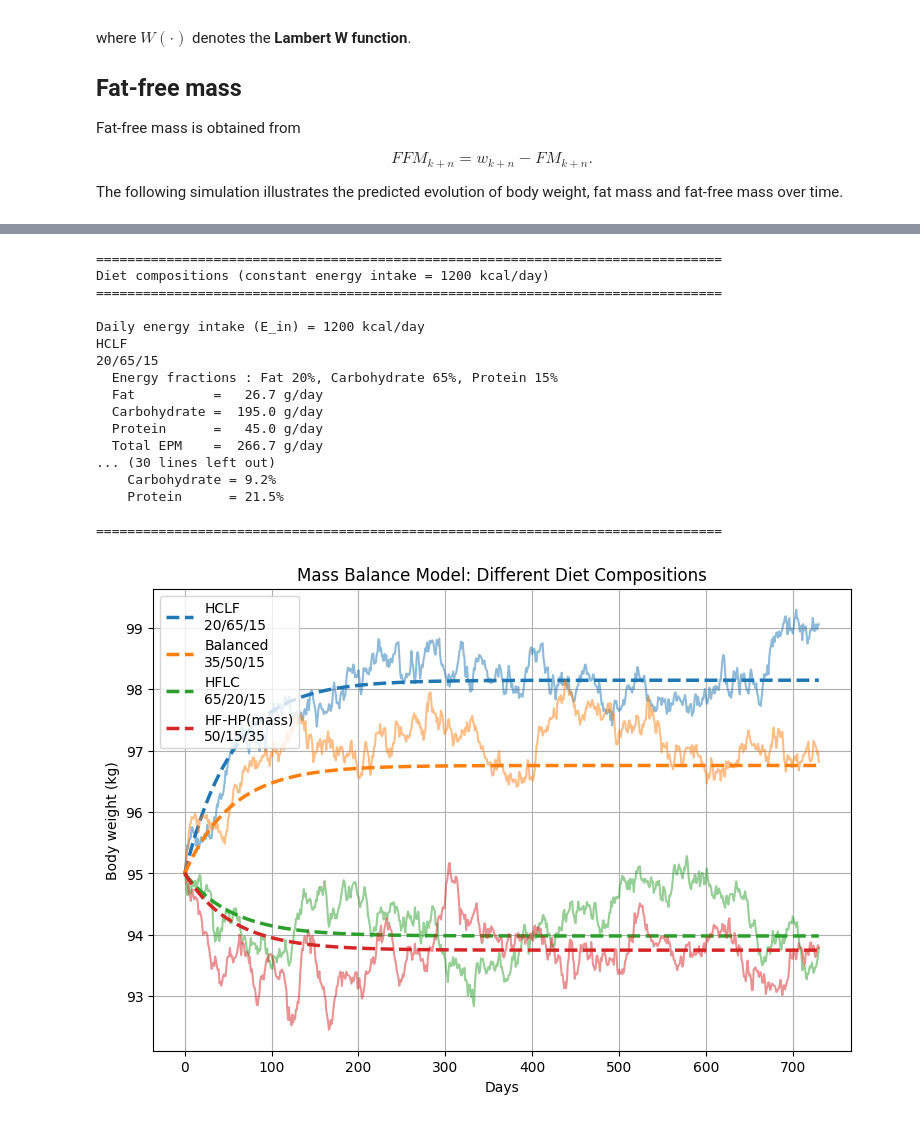
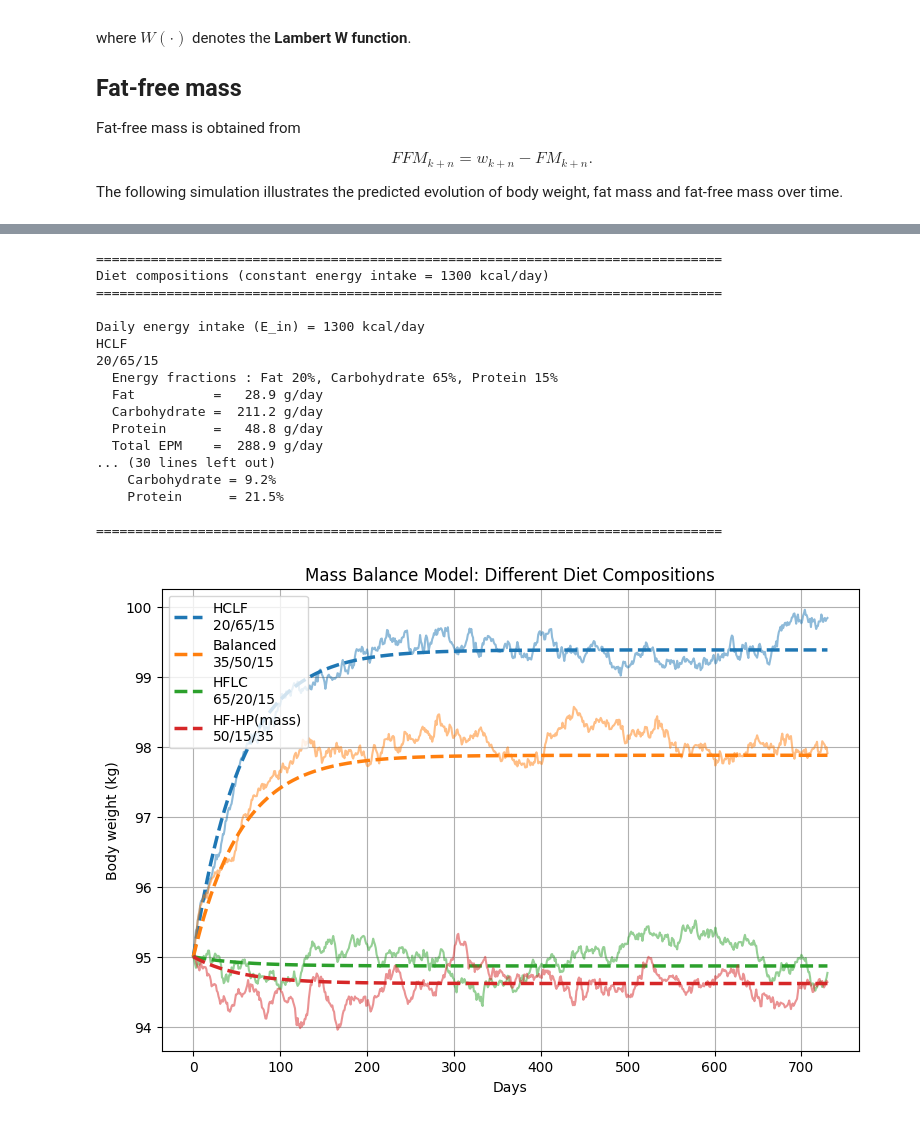
Before and after one commit to Affi26/JupyterNotebook, a Jupyter notebook: mass-balance-modelling/mass-balance-model.ipynb, the cells around one changed output, grey strips where cells are left out. Drawn from its saved outputs; the diff is of its cells as text; code cells hidden in the pictures.

```diff
--- a/mass-balance-modelling/mass-balance-model.ipynb
+++ b/mass-balance-modelling/mass-balance-model.ipynb
@@ -116,7 +116,7 @@ print(f"New equilibrium     = {M_new/R:.2f} kg")
 
 rng = np.random.default_rng(27)
 
-sigma = 0.10      # kg/day
+sigma = 0.05      # kg/day
 
 weight = np.zeros(days + 1)
 weight[0] = w0
@@ -325,7 +325,7 @@ w0 = 95.0      # kg
 FM0 = 19.0      # kg
 
 # Daily energy intake (kept constant)
-EI = 1200       # kcal/day
+EI = 1300       # kcal/day
 
 # Non-energy-providing mass
 nEPM = 1.5    # kg/day
@@ -334,7 +334,7 @@ nEPM = 1.5    # kg/day
 R = 0.018
 
 # Standard deviation of daily intake fluctuations
-sigma = 0.1    # kg/day
+sigma = 0.05    # kg/day
 
 
 # ----------------------------------------------------------
@@ -518,37 +518,37 @@ for name, EPM in diets.items():
 
     # Overlay analytical expectation
     plt.plot(
         n,
         weight_det,
         '--',
         color=line.get_color(),
         lw=2.5,
         label=name
     )
 
 plt.xlabel("Days")
 plt.ylabel("Body weight (kg)")
 plt.title("Mass Balance Model: Different Diet Compositions")
 plt.grid(True)
 plt.legend()
 
 plt.show()
 # %% [output]
 ================================================================================
-Diet compositions (constant energy intake = 1200 kcal/day)
+Diet compositions (constant energy intake = 1300 kcal/day)
 ================================================================================
 
-Daily energy intake (E_in) = 1200 kcal/day
+Daily energy intake (E_in) = 1300 kcal/day
 HCLF
 20/65/15
   Energy fractions : Fat 20%, Carbohydrate 65%, Protein 15%
-  Fat          =   26.7 g/day
-  Carbohydrate =  195.0 g/day
-  Protein      =   45.0 g/day
-  Total EPM    =  266.7 g/day
+  Fat          =   28.9 g/day
+  Carbohydrate =  211.2 g/day
+  Protein      =   48.8 g/day
+  Total EPM    =  288.9 g/day
 ... (30 lines left out)
     Carbohydrate = 9.2%
     Protein      = 21.5%
 
 ================================================================================
-[figure, old version]
+[figure, new version]
```
Also changed, not shown: parts of 1 cell of this notebook, 1 other file.
